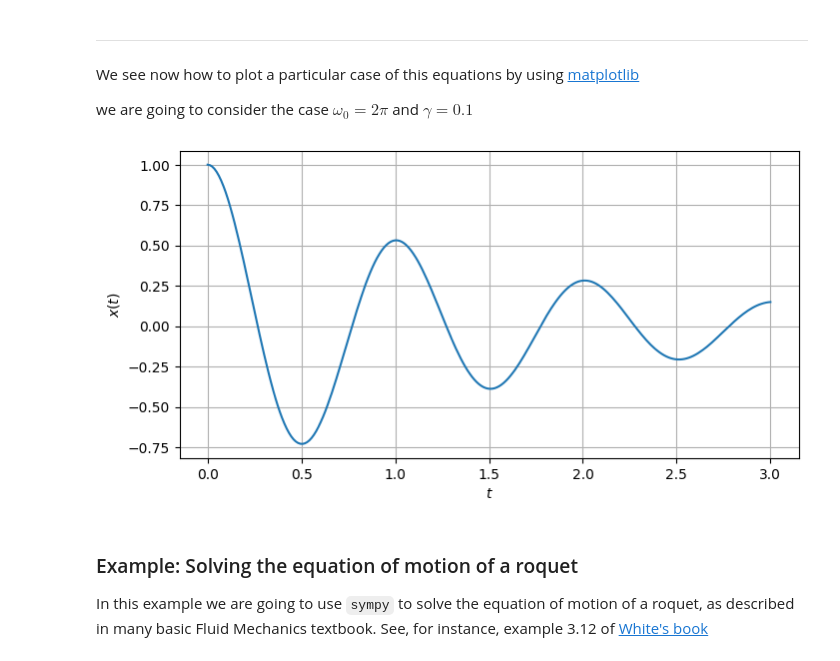
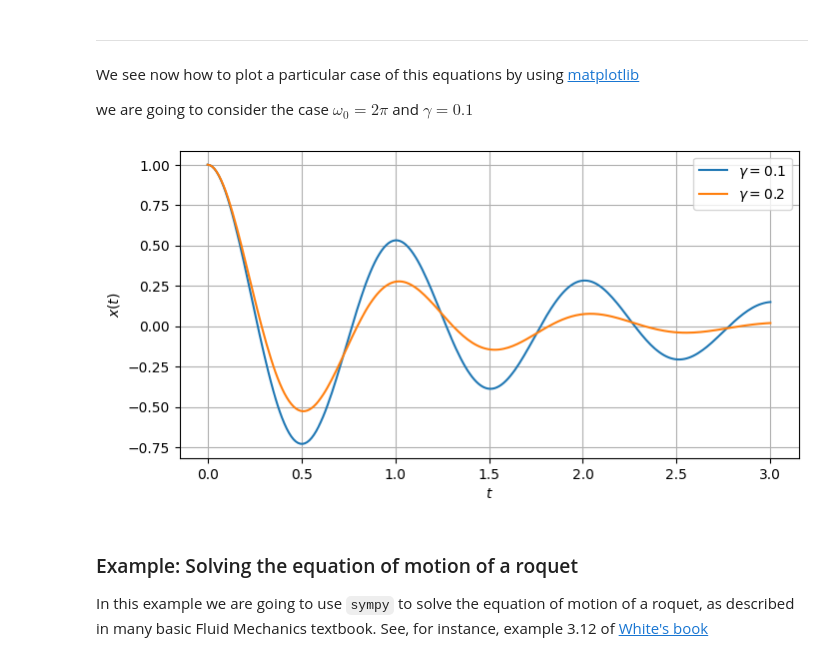
Before and after one commit to rclUPC/AdvancedFluidMechanics, a Jupyter notebook: 0-Intro/IntroPython.ipynb, the cells around one changed output. Cells and saved outputs as stored; diff of their text form; code cells hidden in the pictures.

Commit message:
Making two gammas in the second order ODE

```diff
--- a/0-Intro/IntroPython.ipynb
+++ b/0-Intro/IntroPython.ipynb
@@ -365,15 +366,19 @@ import matplotlib.pyplot as plt
 %matplotlib inline
 # %%
-values = {omega0: 2*sp.pi,gamma:0.1}
+values1 = {omega0: 2*sp.pi,gamma:0.1}
+values2 = {omega0: 2*sp.pi,gamma:0.2}
 fig,ax = plt.subplots(figsize=(8,4))
 tt = np.linspace(0,3,250)
-x_t = sp.lambdify(t,ode2_sol.rhs.subs(values))
-ax.plot(tt,x_t(tt).real) # There are some complex results. We take only the real part
+x1_t = sp.lambdify(t,ode2_sol.rhs.subs(values1))
+x2_t = sp.lambdify(t,ode2_sol.rhs.subs(values2))
+ax.plot(tt,x1_t(tt).real,label='$\gamma = 0.1$') # There are some complex results. We take only the real part
+ax.plot(tt,x2_t(tt).real,label='$\gamma = 0.2$')
+ax.legend()
 ax.set_xlabel(r'$t$')
 ax.set_ylabel(r'$x(t)$')
 ax.grid(which='major',axis='both')
 # %% [output]
-[figure, old version]
+[figure, new version]
 # %% [markdown]
 ### Example: Solving the equation of motion of a roquet
 
```
Also changed, not shown: parts of 1 cell of this notebook.
